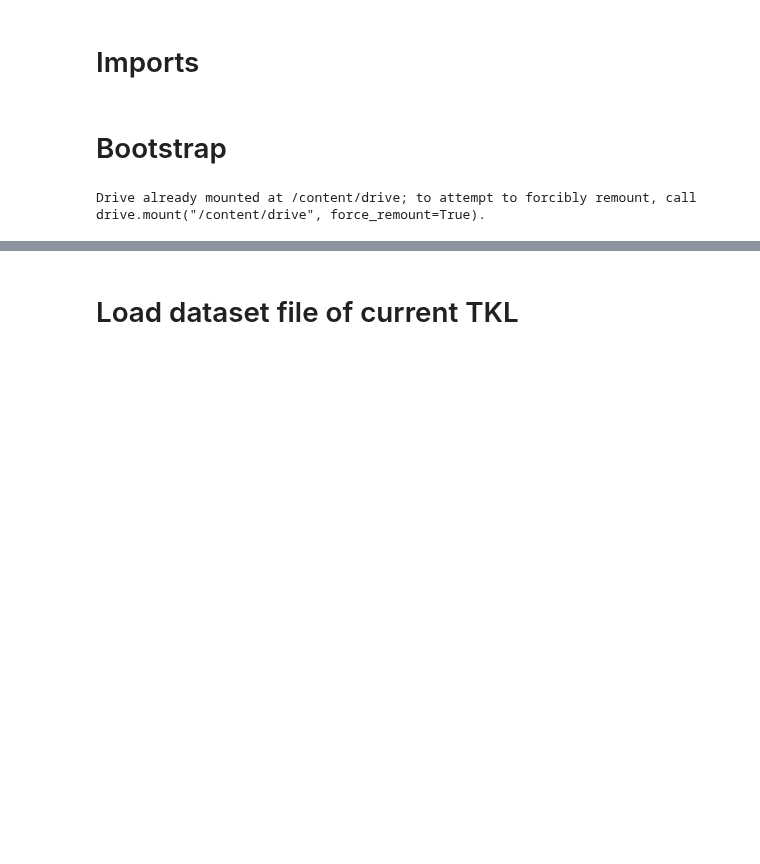
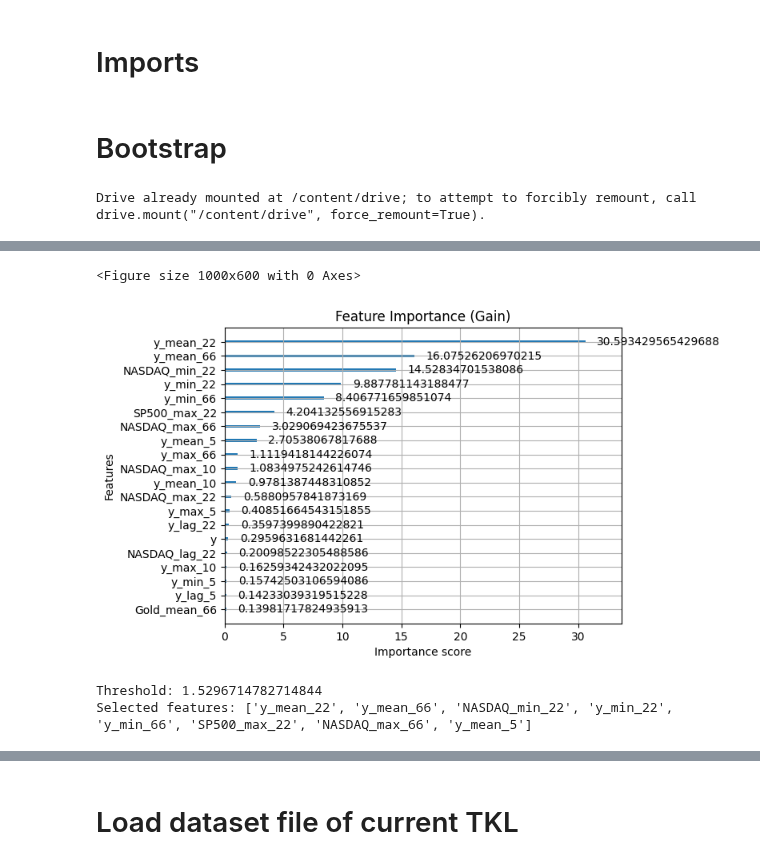
Before and after one commit to GuyRayOv/Stocks, a Jupyter notebook: notebooks/racing models.ipynb, the cells around one changed output, grey strips where cells are left out. Drawn from its saved outputs; the diff is of its cells as text; code cells hidden in the pictures; blank space fills up the shorter version.

```diff
--- a/notebooks/racing models.ipynb
+++ b/notebooks/racing models.ipynb
@@ -85,0 +341,32 @@ Successfully installed jedi-0.19.2
+# %%
+# OPTIONAL: Plot based on "gain" (average gain of splits which use the feature)
+# "Gain" is often more accurate for finding what actually drives the prediction.
+plt.figure(figsize=(10, 6))
+xgboost.plot_importance(xgb, importance_type='gain', max_num_features=20) # Pass the xgb regressor object
+plt.title("Feature Importance (Gain)")
+plt.show()
+
+# 1. Build importance DataFrame
+importance_dict = xgb.get_booster().get_score(importance_type='gain')
+df_importance = pd.DataFrame(list(importance_dict.items()), columns=['Feature', 'Score'])
+
+# 2. Sort high to low
+df_importance = df_importance.sort_values(by='Score', ascending=False)
+
+# 3. Compute threshold = 10% of top feature
+top_score = df_importance['Score'].iloc[0]
+threshold = top_score * 0.05
+
+# 4. Select features with Score >= threshold
+df_top = df_importance[df_importance['Score'] >= threshold]
+
+# 5. Extract feature names
+top_gain_features_list = df_top['Feature'].tolist()[:10:]
+
+print("Threshold:", threshold)
+print("Selected features:", top_gain_features_list)
+# %% [output]
+<Figure size 1000x600 with 0 Axes>
+[figure, added]
+Threshold: 1.5296714782714844
+Selected features: ['y_mean_22', 'y_mean_66', 'NASDAQ_min_22', 'y_min_22', 'y_min_66', 'SP500_max_22', 'NASDAQ_max_66', 'y_mean_5']
```
Also changed, not shown: parts of 28 cells of this notebook, 7 other files.
